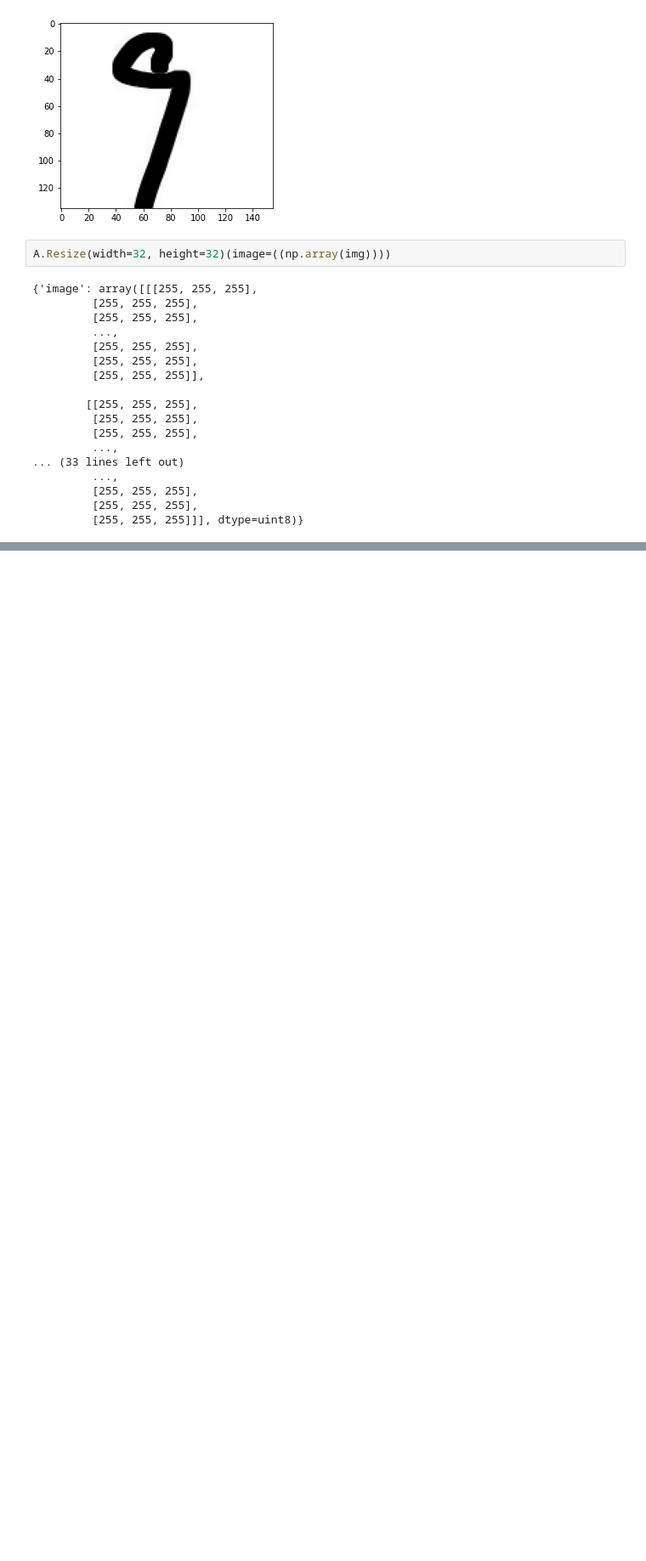
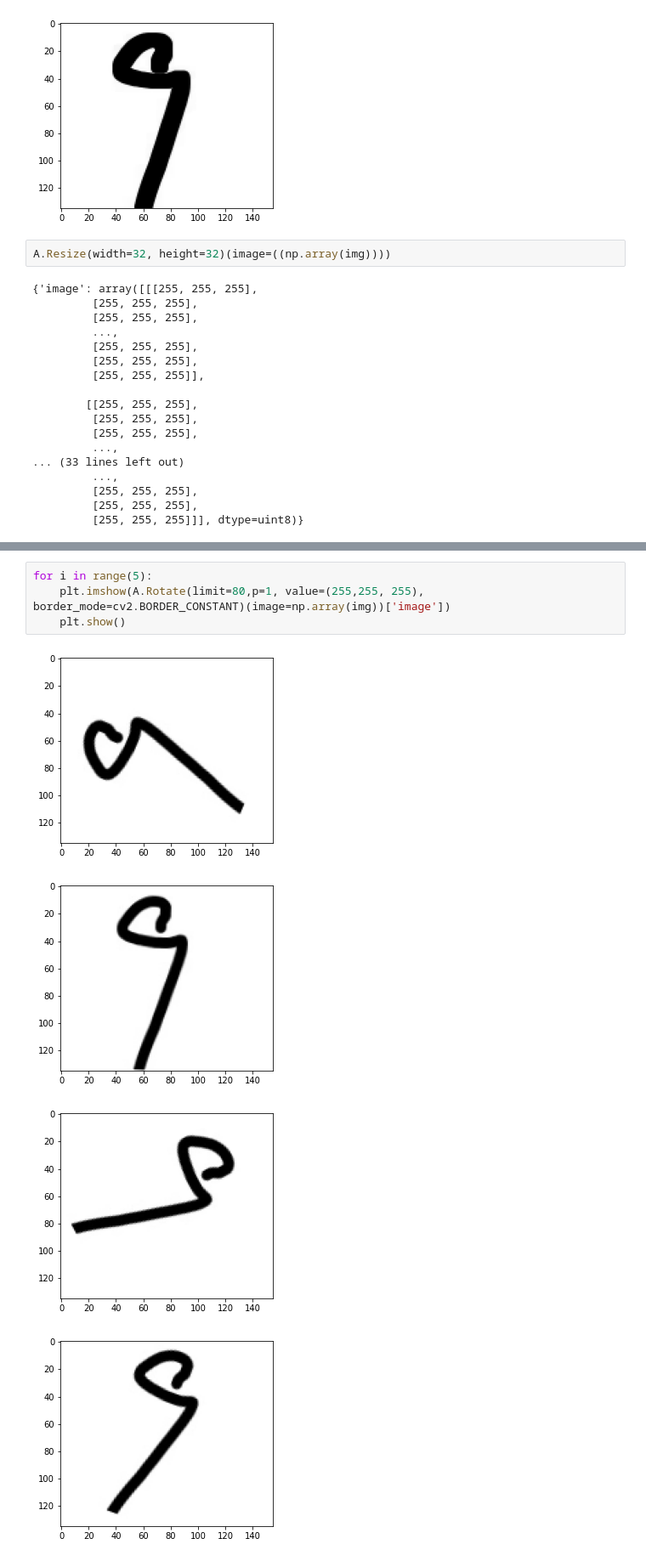
Before and after one commit to shubham-shinde/optical_character_recognition, a Jupyter notebook: notebooks/Symbols Data Augmentations.ipynb, the cells around one changed output, grey strips where cells are left out. Shown: that part at 85% size. Saved outputs shown, nothing was run; the diff lists cells and outputs as text; blank space fills up the shorter version.

```diff
--- a/notebooks/Symbols Data Augmentations.ipynb
+++ b/notebooks/Symbols Data Augmentations.ipynb
@@ -118,0 +162,9 @@ T.RandomPerspective(distortion_scale=0.6, p=1, fill=255)(img).__str
+# %%
+for i in range(5):
+    plt.imshow(A.Rotate(limit=80,p=1, value=(255,255, 255), border_mode=cv2.BORDER_CONSTANT)(image=np.array(img))['image'])
+    plt.show()
+# %% [output]
+[figure, added]
+[figure, added]
+[figure, added]
+[figure, added]
```
Also changed, not shown: parts of 8 cells of this notebook, 8 other files.
